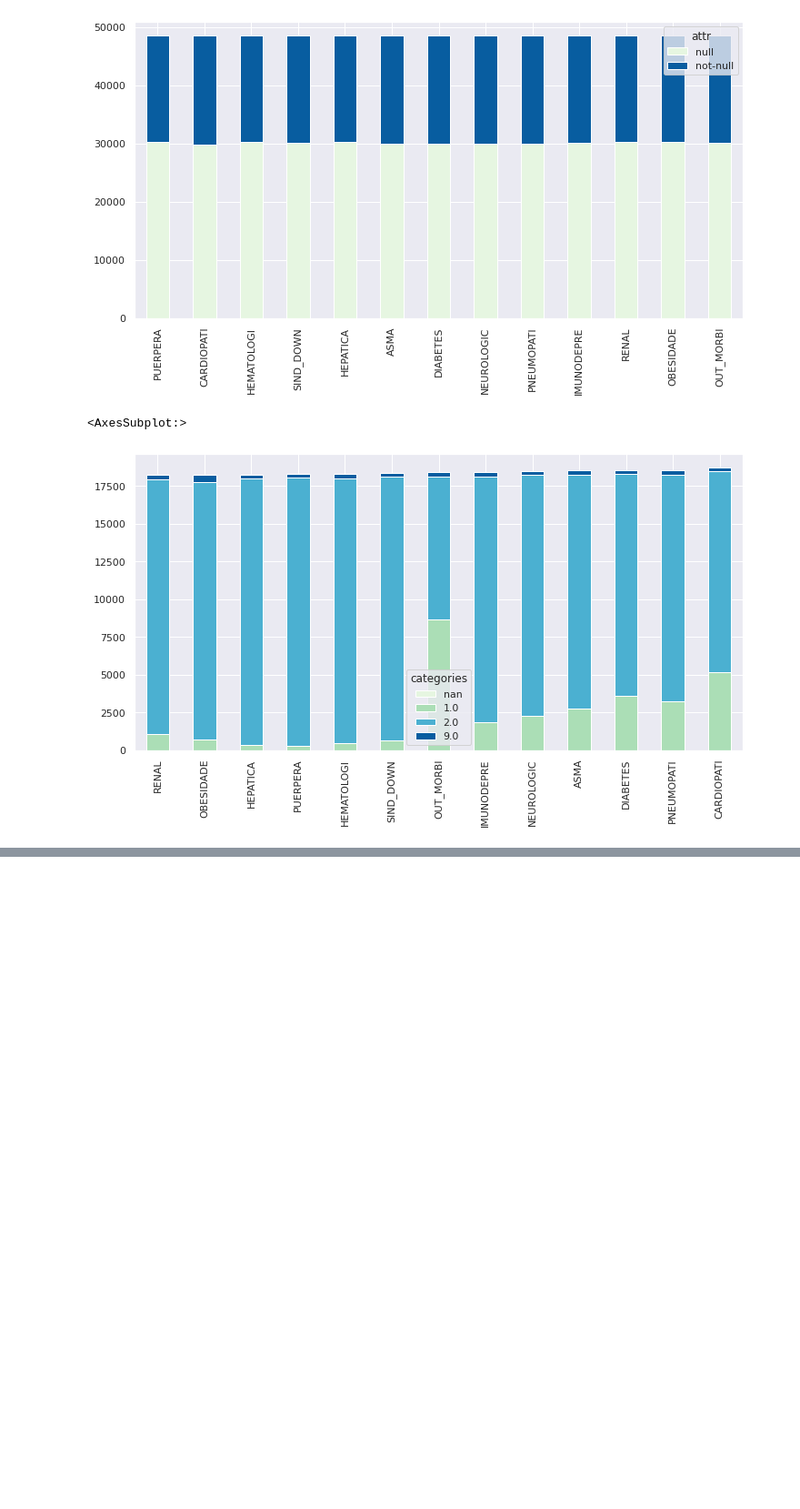
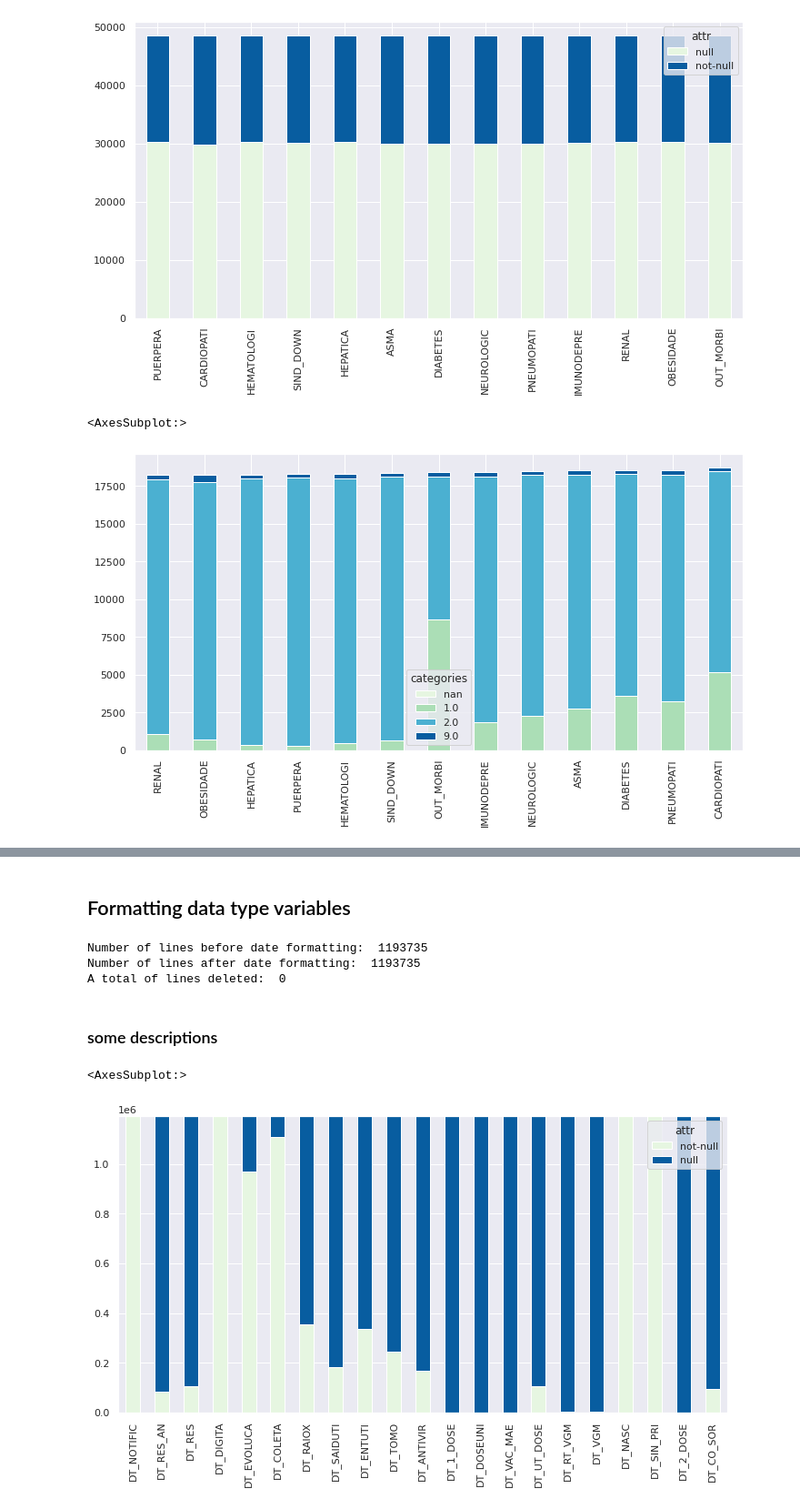
Before and after one commit to pierrepita/super-srag-ai-covid19-google-cidacs, a Jupyter notebook: 03-preprocessing-srag-2019-to-2021.ipynb, the cells around one changed output, grey strips where cells are left out. Shown at 91% size. Saved outputs shown, nothing was run; the diff lists cells and outputs as text; code cells hidden in the pictures; blank space fills up the shorter version.

```diff
--- a/03-preprocessing-srag-2019-to-2021.ipynb
+++ b/03-preprocessing-srag-2019-to-2021.ipynb
@@ -503,0 +603,2 @@ How many cases were filled:  8651
+# %%
+srag_2020 = spark.read.csv('gs://ai-covid19-datalake/raw/srag/2020/srag_2020_24mai.csv', inferSchema=True, header=True, sep=';')
@@ -503,0 +725,56 @@ How many cases were filled:  8651
+# %% [markdown]
+## Formatting data type variables
+# %%
+# some values on var 'DT_NOTIFIC' has strange values, such as:  "UTI 17/02/2019 04/03/2019" or "DATA INTERNACAO 28/4/19.  20/08/2019- PERMANECE INTERNADA"
+# Converting to proper data type on pyspark
+before_count = srag_2020.count()
+print('Number of lines before date formatting: ', before_count)
+for col in date_type_columns:
+    srag_2020 = srag_2020.withColumn(col, F.to_date(F.col(col), 'dd/MM/yyyy'))
+#     if col == 'DT_NOTIFIC':
+#         srag_2020 = srag_2020.filter((F.year(col) != 18) & (F.year(col) != 19) & (F.year(col) != 20) & (F.year(col) != 20))
+
+after_count = srag_2020.count()
+print('Number of lines after date formatting: ', srag_2020.count())
+total_count = before_count - after_count
+print('A total of lines deleted: ', total_count)
+# %% [output]
+Number of lines before date formatting:  1193735
+Number of lines after date formatting:  1193735
+A total of lines deleted:  0
+# %%
+# Creating 'age' variable from the difference between date of birth and notification event
+srag_2020 = srag_2020.withColumn("AGE_AT_NOTIF", F.datediff(F.col('DT_SIN_PRI'), F.col('DT_NASC'))/365.25)\
+            .withColumn('AGE_AT_NOTIF', F.floor(F.col('AGE_AT_NOTIF')))
+# %% [markdown]
+### some descriptions
+# %%
+# quantifying nulls
+pd_nulls_date_type_cols = srag_2020.select(date_type_columns)
+
+# tagging nulls and not nulls values
+for col in date_type_columns:
+    pd_nulls_date_type_cols = pd_nulls_date_type_cols.withColumn(col, F.when(F.col(col).isNotNull(), 'not-null').otherwise('null'))
+
+# creating an pandas data structure to stacked bar plot
+
+
+null_dates = spark.createDataFrame(["null","not-null"], StringType()).toDF("attr")
+for col in date_type_columns:
+    to_be_joined = pd_nulls_date_type_cols.select(col).groupby(col).count()
+    null_dates = null_dates.join(to_be_joined, null_dates['attr'] == to_be_joined[col], 'left')
+    null_dates = null_dates.drop(col).withColumn('count', F.when(F.col('count').isNull(), 0).otherwise(F.col('count')))
+    null_dates = null_dates.withColumnRenamed('count', col)
+
+null_dates = null_dates.toPandas()
+
+# Plotting
+
+null_dates.set_index('attr')\
+  .reindex(null_dates.set_index('attr').sum().sort_values().index, axis=1)\
+  .T.plot(kind='bar', stacked=True,
+          colormap=ListedColormap(sns.color_palette("GnBu", 10)),
+          figsize=(12,6))
+# %% [output]
+<AxesSubplot:>
+[figure, added]
```
Also changed, not shown: parts of 348 cells of this notebook.
